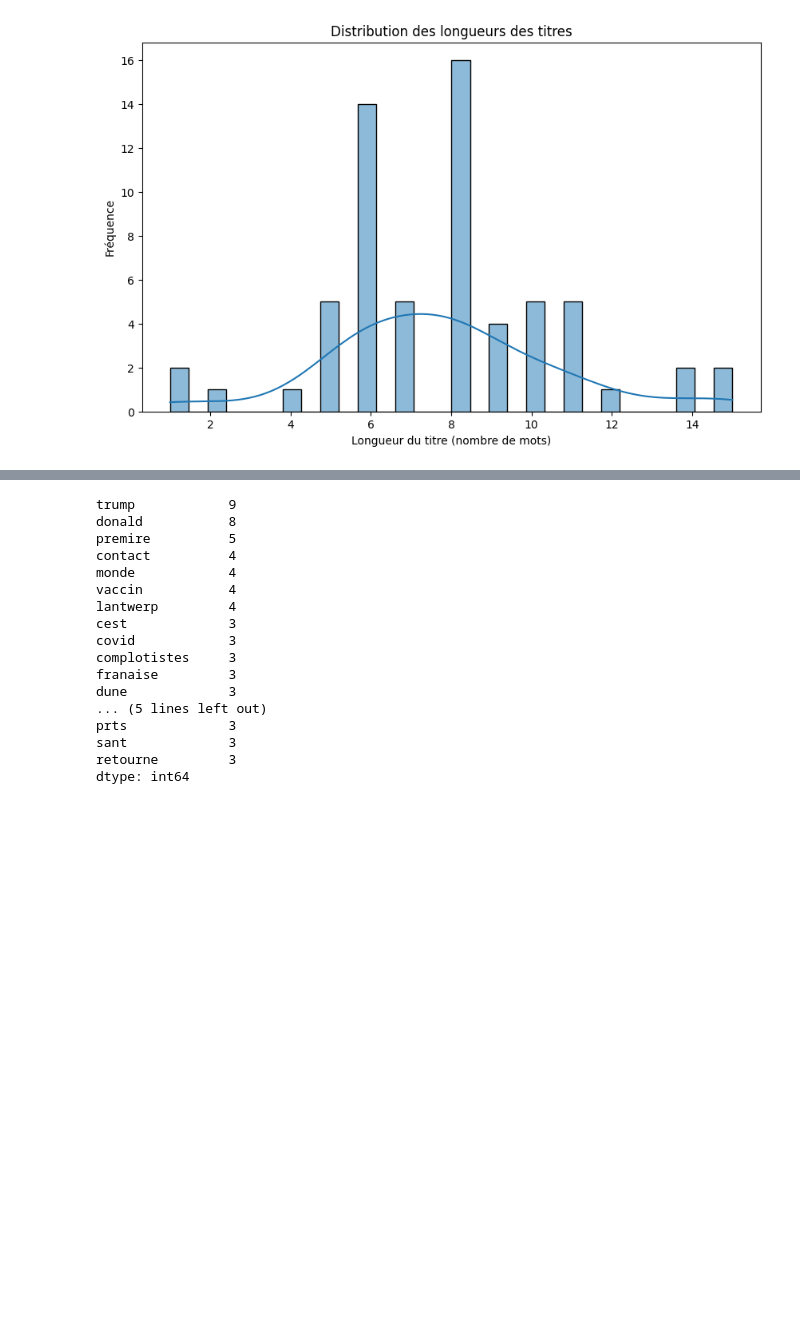
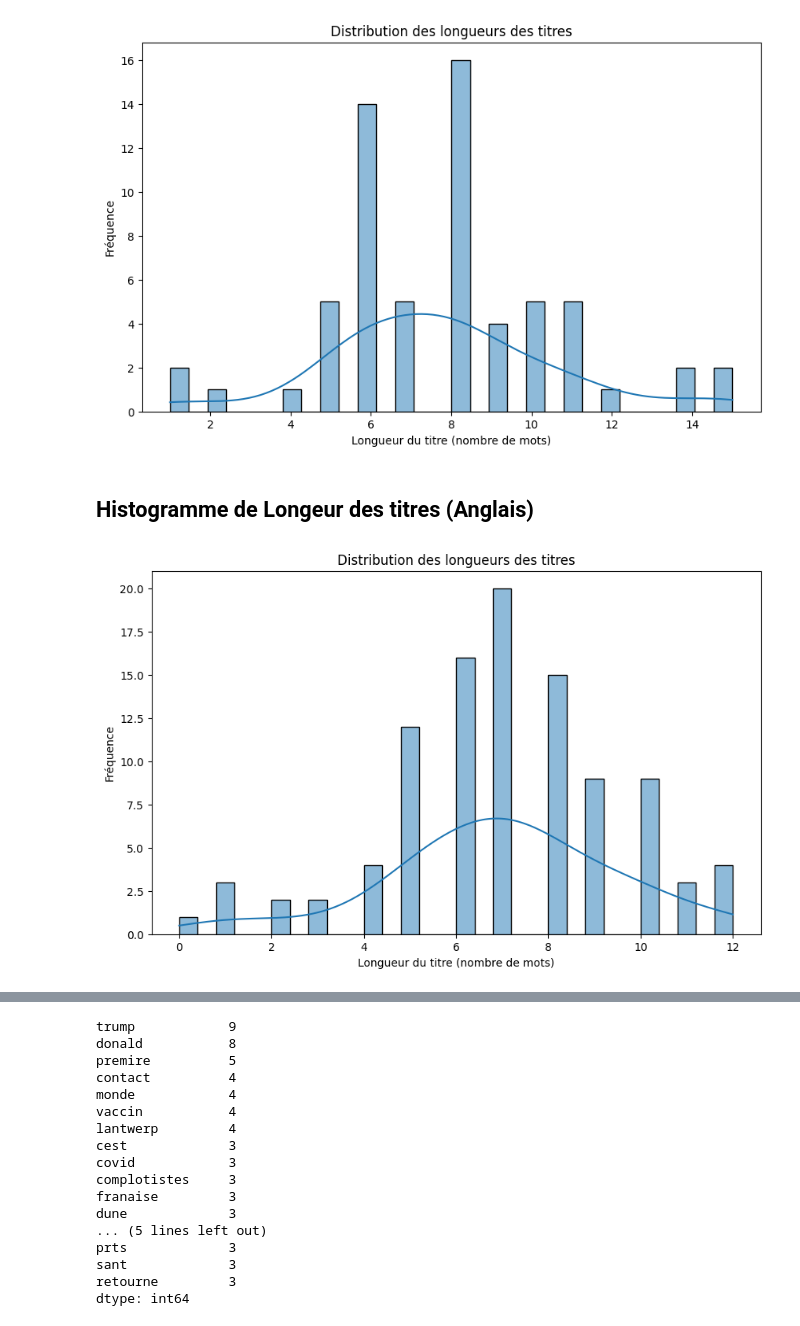
Before and after one commit to abderrafii80/Multilingual-Tweet, a Jupyter notebook: notebooks/pretraitement_articles.ipynb, the cells around one changed output, grey strips where cells are left out. Drawn from its saved outputs; the diff is of its cells as text; code cells hidden in the pictures; blank space fills up the shorter version.

Commit message:
Update 8-12-24 pretraitement des articles

```diff
--- a/notebooks/pretraitement_articles.ipynb
+++ b/notebooks/pretraitement_articles.ipynb
@@ -30,0 +33,9 @@ df
+# %%
+# Charger le fichier JSON
+file_path = 'cleaned_articles_en.json'  # Remplacez par le chemin vers votre fichier JSON
+with open(os.path.join("../data/cleaned",file_path), 'r', encoding='utf-8') as file:
+    data = json.load(file)
+
+# Convertir en DataFrame
+df_en = pd.DataFrame(data)
+df_en
@@ -61,3 +145,18 @@ plt.ylabel("Fréquence")
 plt.show()
 # %% [output]
 [figure]
+# %% [markdown]
+## Histogramme de Longeur des titres (Anglais)
+# %%
+# Calcul de la longueur des titres
+df_en['title_length'] = df_en['title'].apply(lambda x: len(x.split()))
+
+# Histogramme de la longueur des titres
+plt.figure(figsize=(10, 6))
+sns.histplot(df_en['title_length'], kde=True, bins=30)
+plt.title("Distribution des longueurs des titres")
+plt.xlabel("Longueur du titre (nombre de mots)")
+plt.ylabel("Fréquence")
+plt.show()
+# %% [output]
+[figure, added]
```
Also changed, not shown: parts of 25 cells of this notebook, 24 other files.
